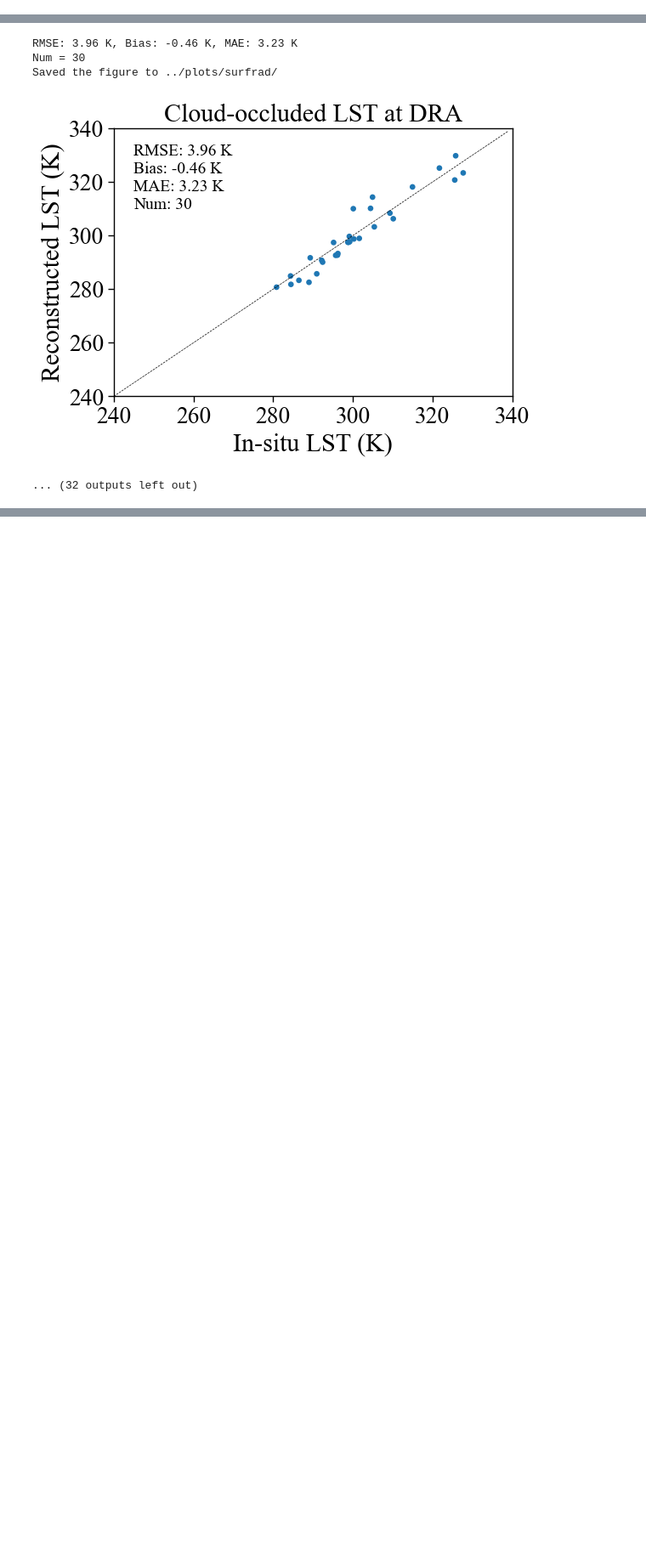
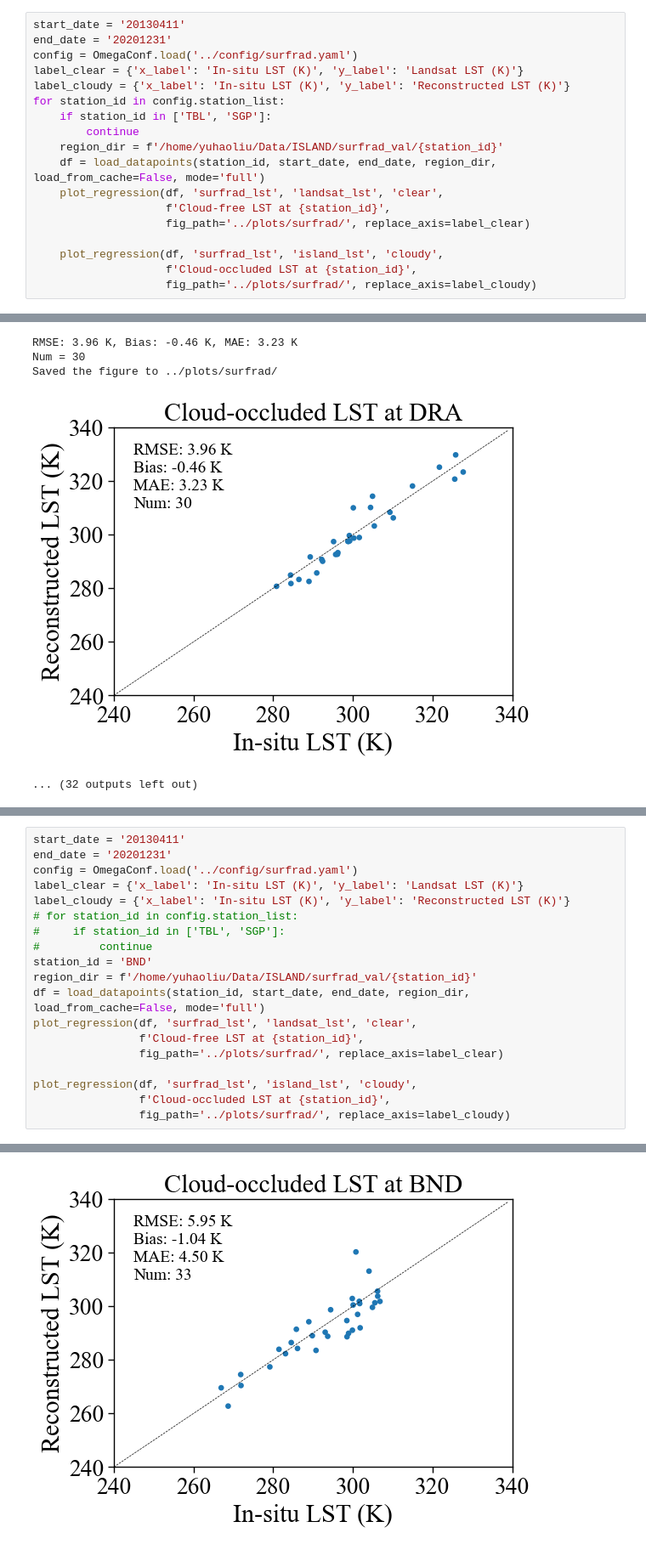
Before and after one commit to Way-Yuhao/ISLAND, a Jupyter notebook: jupyter/16 - Cirrus SURFRAD.ipynb, the cells around one changed output, grey strips where cells are left out. Shown at 85% size. Drawn from its saved outputs; the diff is of its cells as text; blank space fills up the shorter version.

```diff
--- a/jupyter/16 - Cirrus SURFRAD.ipynb
+++ b/jupyter/16 - Cirrus SURFRAD.ipynb
@@ -324,0 +327,18 @@ Saved the figure to ../plots/surfrad/
+# %%
+start_date = '20130411'
+end_date = '20201231'
+config = OmegaConf.load('../config/surfrad.yaml')
+label_clear = {'x_label': 'In-situ LST (K)', 'y_label': 'Landsat LST (K)'}
+label_cloudy = {'x_label': 'In-situ LST (K)', 'y_label': 'Reconstructed LST (K)'}
+for station_id in config.station_list:
+    if station_id in ['TBL', 'SGP']:
+        continue
+    region_dir = f'/home/yuhaoliu/Data/ISLAND/surfrad_val/{station_id}'
+    df = load_datapoints(station_id, start_date, end_date, region_dir, load_from_cache=False, mode='full')
+    plot_regression(df, 'surfrad_lst', 'landsat_lst', 'clear',
+                    f'Cloud-free LST at {station_id}',
+                    fig_path='../plots/surfrad/', replace_axis=label_clear)
+
+    plot_regression(df, 'surfrad_lst', 'island_lst', 'cloudy',
+                    f'Cloud-occluded LST at {station_id}',
+                    fig_path='../plots/surfrad/', replace_axis=label_cloudy)
@@ -371,0 +415,20 @@ Saved the figure to ../plots/surfrad/
+# %%
+start_date = '20130411'
+end_date = '20201231'
+config = OmegaConf.load('../config/surfrad.yaml')
+label_clear = {'x_label': 'In-situ LST (K)', 'y_label': 'Landsat LST (K)'}
+label_cloudy = {'x_label': 'In-situ LST (K)', 'y_label': 'Reconstructed LST (K)'}
+# for station_id in config.station_list:
+#     if station_id in ['TBL', 'SGP']:
+#         continue
+station_id = 'BND'
+region_dir = f'/home/yuhaoliu/Data/ISLAND/surfrad_val/{station_id}'
+df = load_datapoints(station_id, start_date, end_date, region_dir, load_from_cache=False, mode='full')
+plot_regression(df, 'surfrad_lst', 'landsat_lst', 'clear',
+                f'Cloud-free LST at {station_id}',
+                fig_path='../plots/surfrad/', replace_axis=label_clear)
+
+plot_regression(df, 'surfrad_lst', 'island_lst', 'cloudy',
+                f'Cloud-occluded LST at {station_id}',
+                fig_path='../plots/surfrad/', replace_axis=label_cloudy)
+# %% [output]
@@ -371,0 +448 @@ Saved the figure to ../plots/surfrad/
+[figure, added]
```
Also changed, not shown: parts of 10 cells of this notebook, 9 other files.
